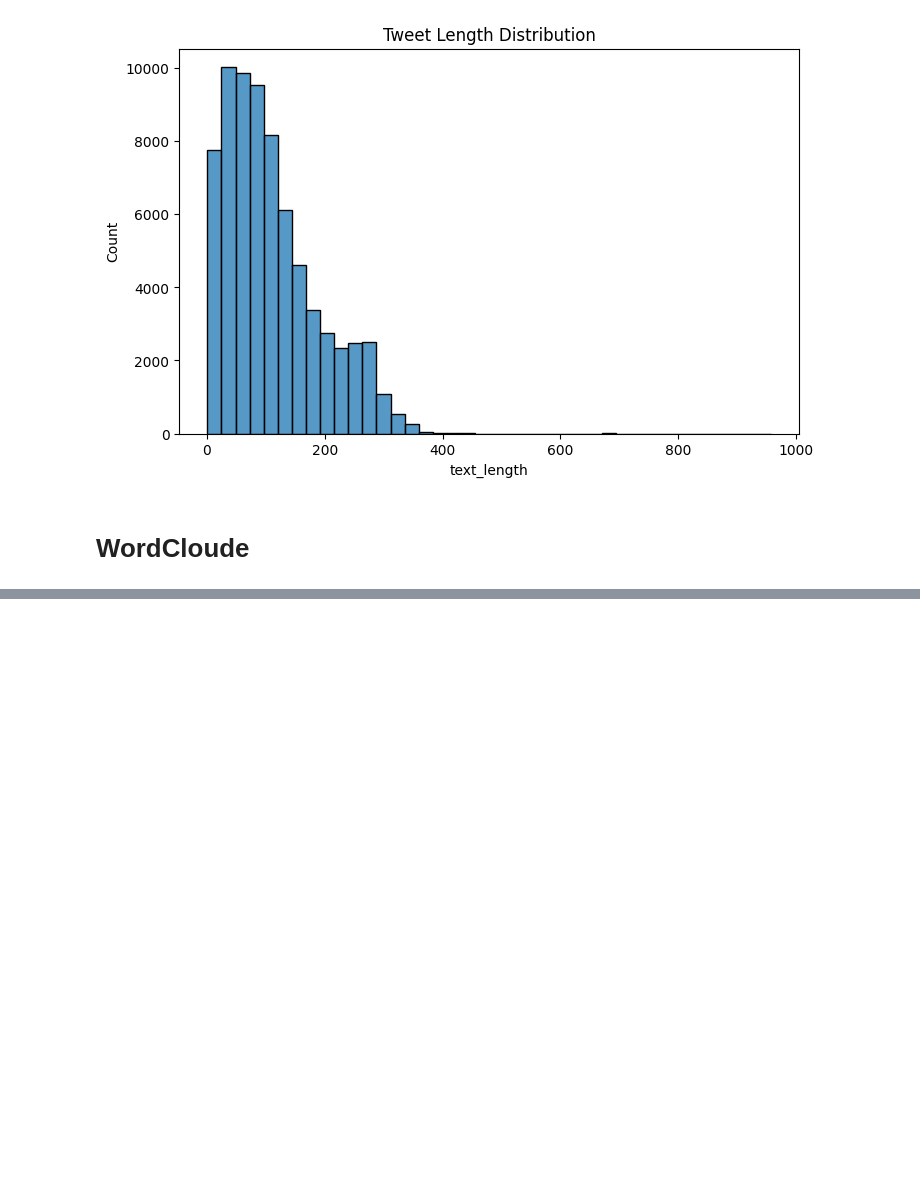
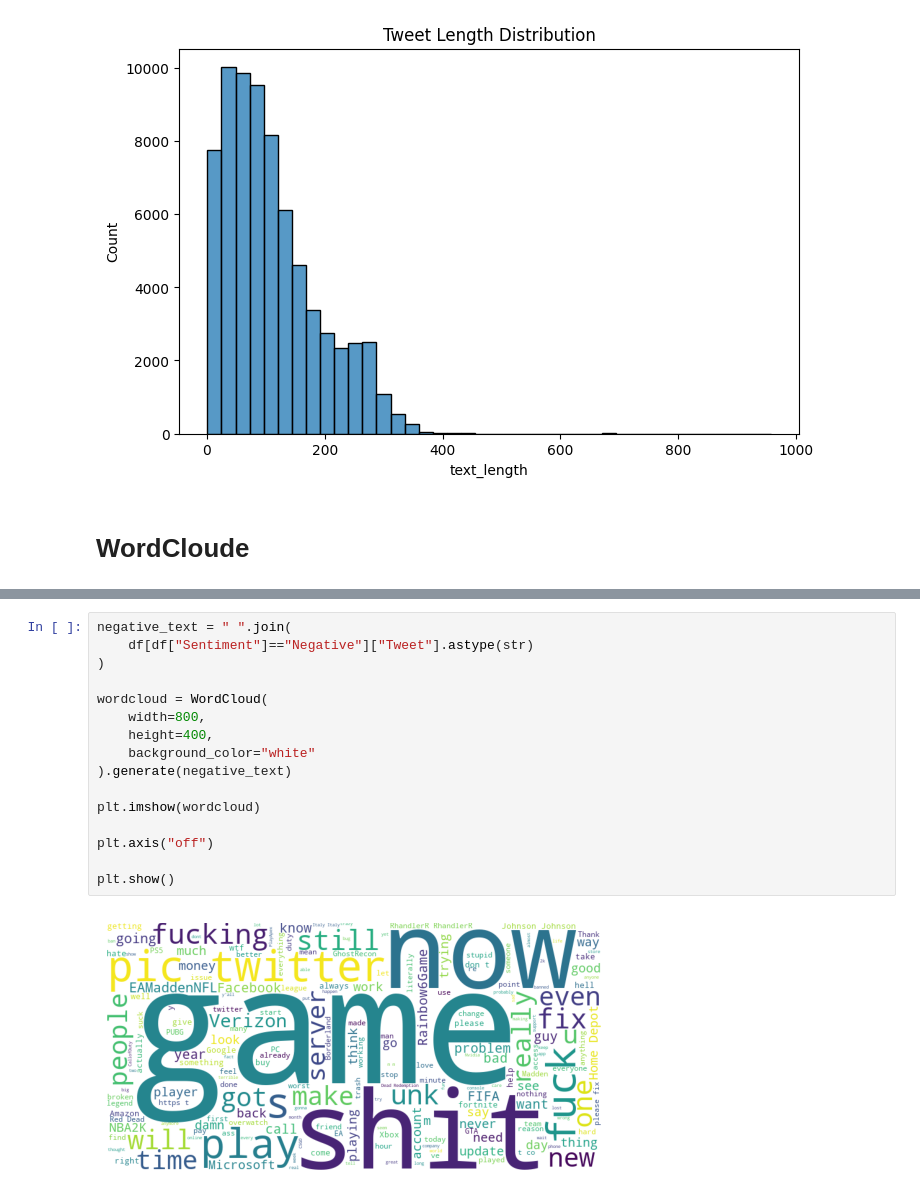
Before and after one commit to samifahim07/Twitter-Sentiment-Analysis-using-Machine-Learning, a Jupyter notebook: Twitter-sentiment.ipynb, the cells around one changed output, grey strips where cells are left out. Saved outputs shown, nothing was run; the diff lists cells and outputs as text; blank space fills up the shorter version.

```diff
--- a/Twitter-sentiment.ipynb
+++ b/Twitter-sentiment.ipynb
@@ -165,0 +160,18 @@ plt.show()
+# %%
+negative_text = " ".join(
+    df[df["Sentiment"]=="Negative"]["Tweet"].astype(str)
+)
+
+wordcloud = WordCloud(
+    width=800,
+    height=400,
+    background_color="white"
+).generate(negative_text)
+
+plt.imshow(wordcloud)
+
+plt.axis("off")
+
+plt.show()
+# %% [output]
+[figure, added]
```
Also changed, not shown: parts of 1 cell of this notebook.
